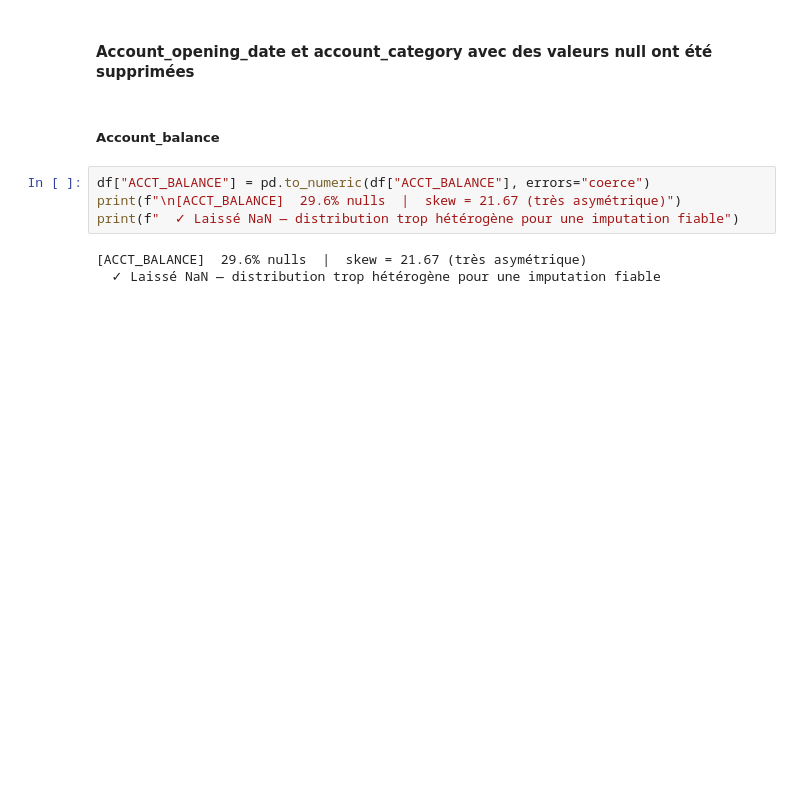
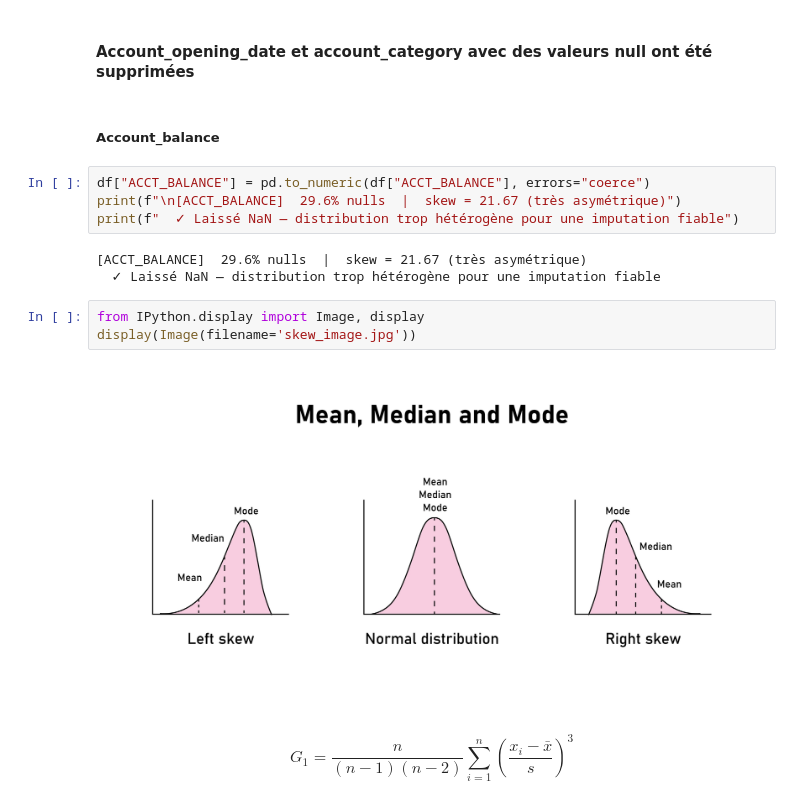
Before and after one commit to Hmz931/ProjetIntegre_Churn_HAFAS, a Jupyter notebook: 01_etl/notbooks ETL/02_ETL.ipynb, the cells around one changed output. Cells and saved outputs as stored; diff of their text form; blank space fills up the shorter version.

```diff
--- a/01_etl/notbooks ETL/02_ETL.ipynb
+++ b/01_etl/notbooks ETL/02_ETL.ipynb
@@ -257,3 +380,10 @@ print(f"  ✓ Laissé NaN — distribution trop hétérogène pour une imputatio
 # %% [output]
 [ACCT_BALANCE]  29.6% nulls  |  skew = 21.67 (très asymétrique)
   ✓ Laissé NaN — distribution trop hétérogène pour une imputation fiable
+# %%
+from IPython.display import Image, display
+display(Image(filename='skew_image.jpg'))
+# %% [output]
+[figure, added]
+# %% [markdown]
+$$G_1 = \frac{n}{(n-1)(n-2)} \sum_{i=1}^{n} \left( \frac{x_i - \bar{x}}{s} \right)^3$$
```
Also changed, not shown: parts of 39 cells of this notebook, 1 other file.
